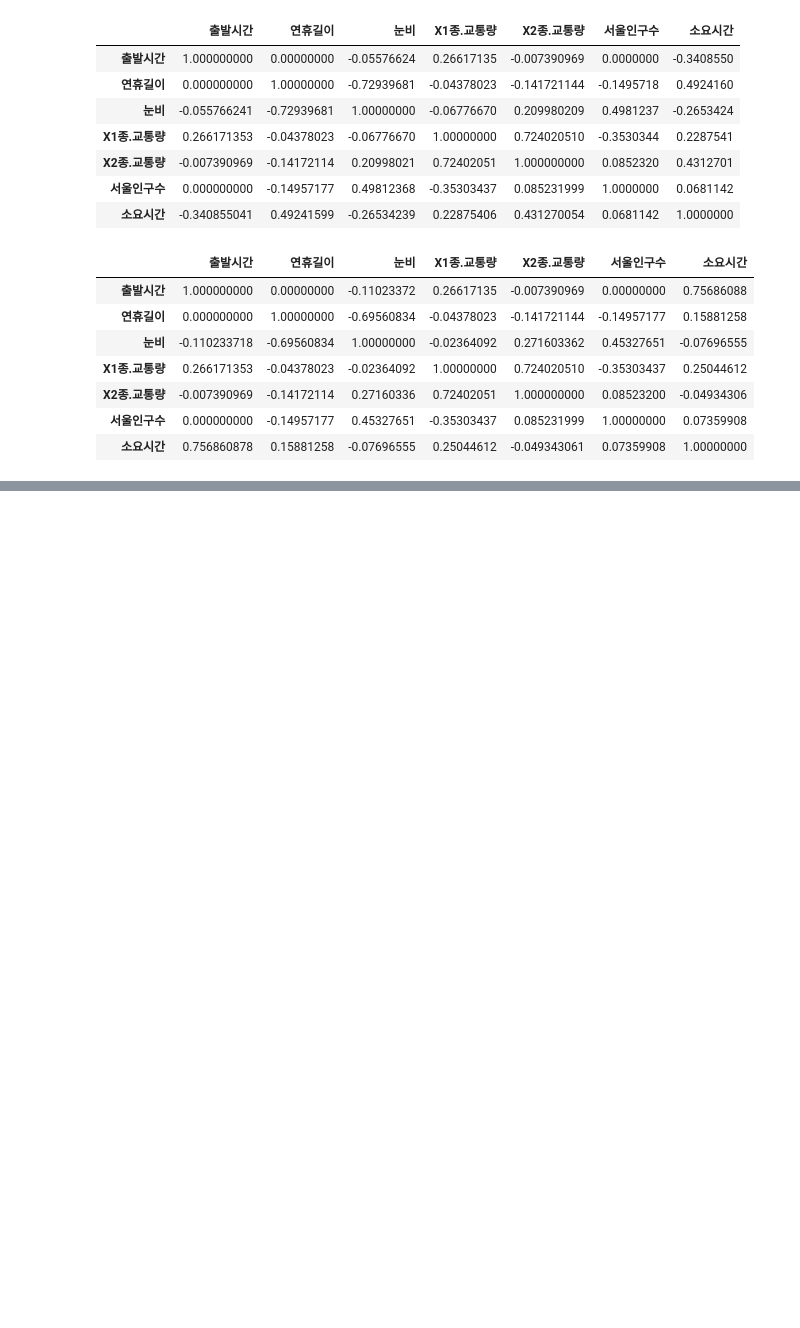
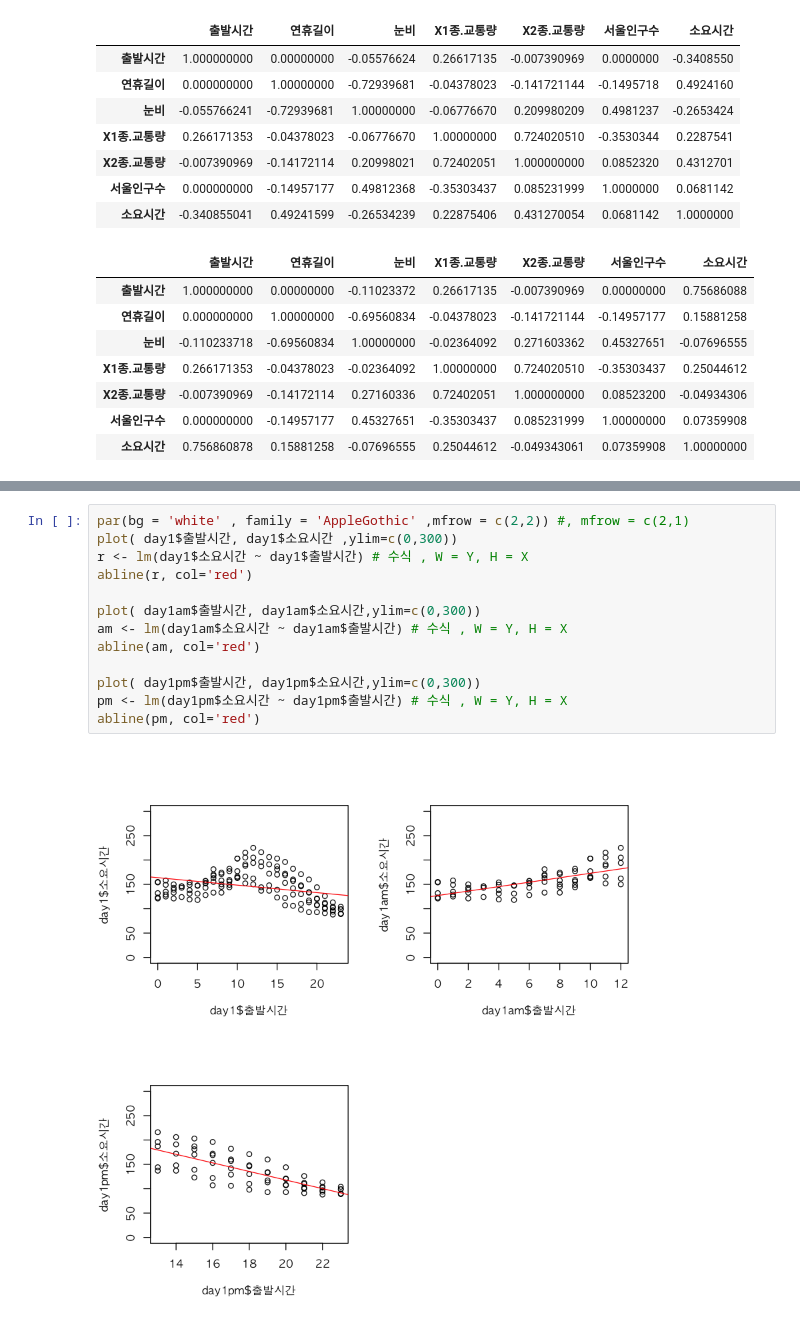
Before and after one commit to monargent0/TJRrrClass, a Jupyter notebook: 교통량.ipynb, the cells around one changed output, grey strips where cells are left out. Saved outputs shown, nothing was run; the diff lists cells and outputs as text; blank space fills up the shorter version.

```diff
--- a/교통량.ipynb
+++ b/교통량.ipynb
@@ -1772,0 +1791,15 @@ cor(iris[-5])
+# %%
+par(bg = 'white' , family = 'AppleGothic' ,mfrow = c(2,2)) #, mfrow = c(2,1)
+plot( day1$출발시간, day1$소요시간 ,ylim=c(0,300))
+r <- lm(day1$소요시간 ~ day1$출발시간) # 수식 , W = Y, H = X
+abline(r, col='red')
+
+plot( day1am$출발시간, day1am$소요시간,ylim=c(0,300))
+am <- lm(day1am$소요시간 ~ day1am$출발시간) # 수식 , W = Y, H = X
+abline(am, col='red')
+
+plot( day1pm$출발시간, day1pm$소요시간,ylim=c(0,300))
+pm <- lm(day1pm$소요시간 ~ day1pm$출발시간) # 수식 , W = Y, H = X
+abline(pm, col='red')
+# %% [output]
+[figure, added]
```
Also changed, not shown: parts of 14 cells of this notebook, 5 other files.
